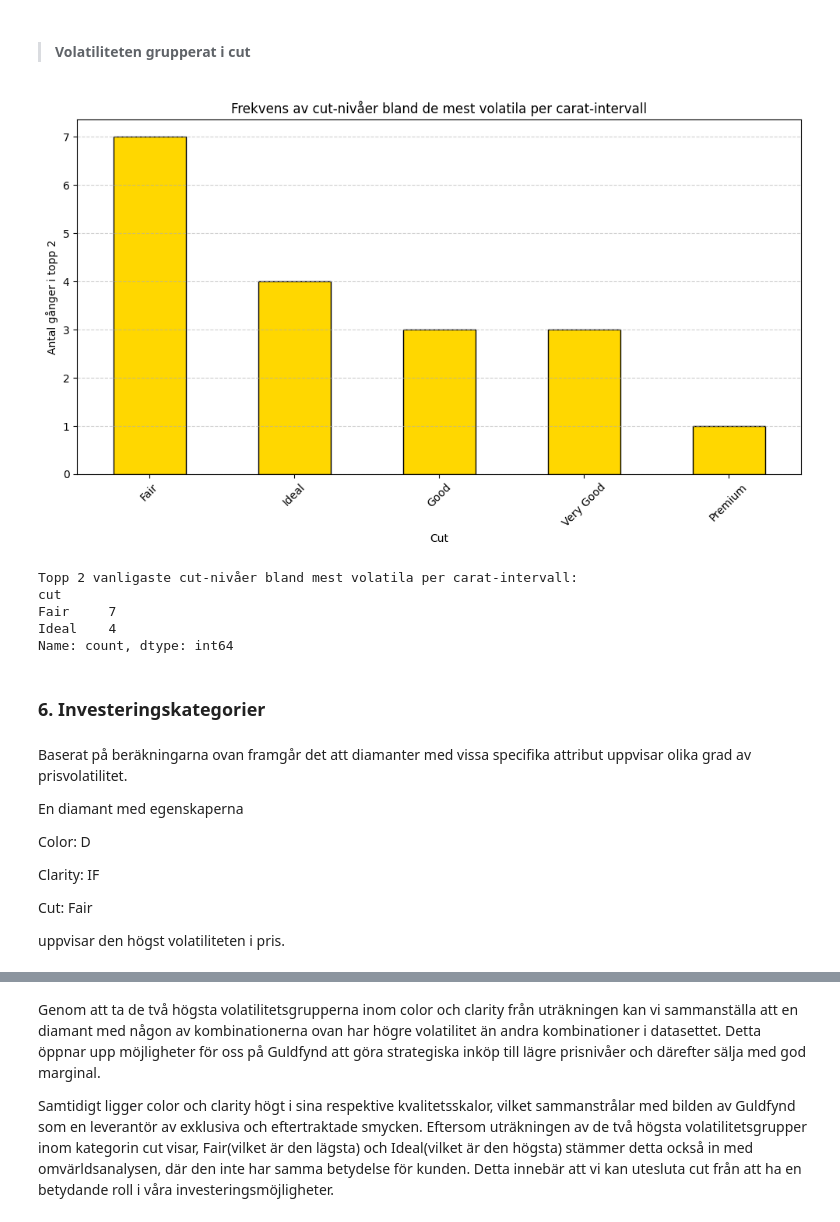
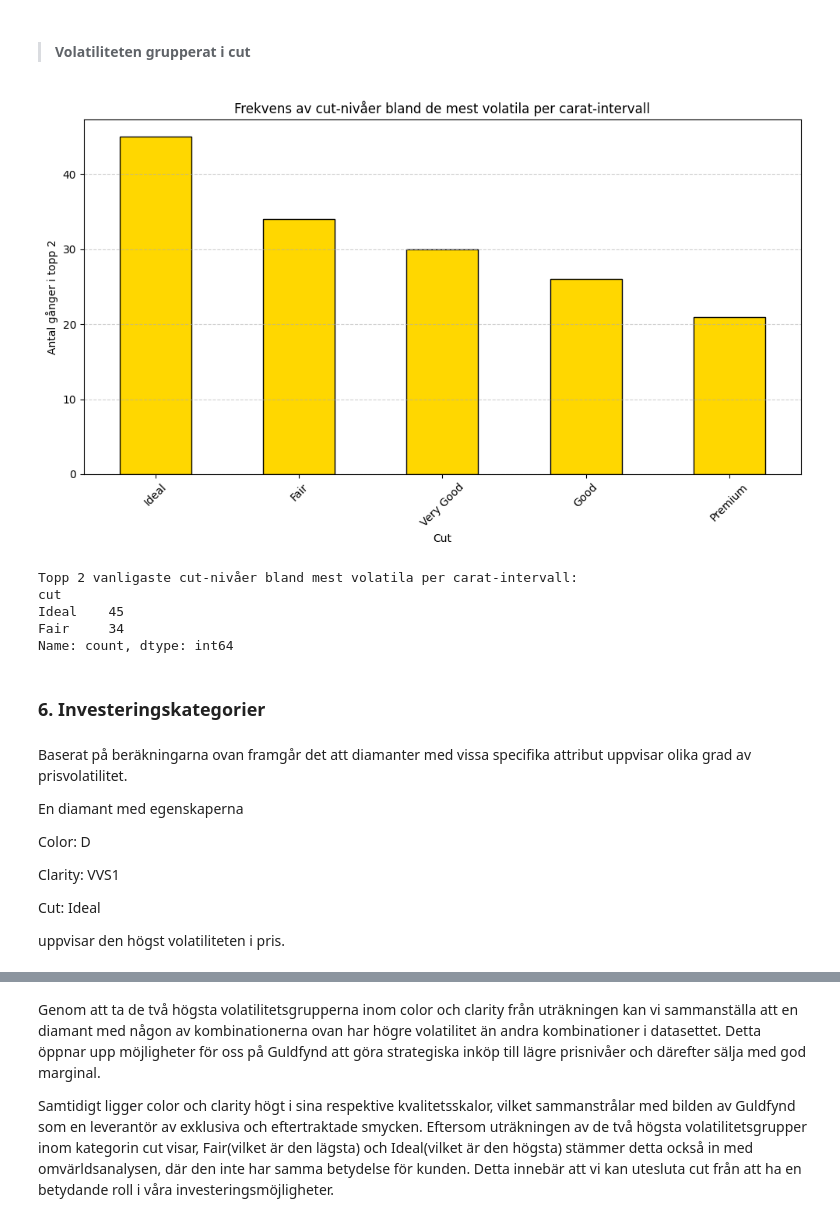
Before and after one commit to ViktorThorsen/diamantanalys, a Jupyter notebook: DiamondsKunskapsKontroll.ipynb, the cells around one changed output, grey strips where cells are left out. Cells and saved outputs as stored; diff of their text form; code cells hidden in the pictures.

```diff
--- a/DiamondsKunskapsKontroll.ipynb
+++ b/DiamondsKunskapsKontroll.ipynb
@@ -185,7 +185,7 @@ Därför kommer vi nu att undersöka prisvolatiliteten inom detta segment med cl
 # %%
 nordic_df = nordic_df.copy()
 
-nordic_df['carat_bin'] = pd.cut(nordic_df['carat'], bins=np.arange(0.1, 1.05, 0.1))
+nordic_df['carat_bin'] = pd.cut(nordic_df['carat'], bins=np.arange(0.1, 1, 0.01))
 
 volatility = nordic_df.groupby(['carat_bin', 'color'], observed=False)['price'].agg(['mean', 'std', 'min', 'max'])
 volatility['variation'] = volatility['std'] / volatility['mean']
@@ -197,10 +197,9 @@ top2_per_bin = volatility_sorted.groupby(level='carat_bin', observed=True).head(
 color_frekvens = top2_per_bin.reset_index()['color'].value_counts()
 
 topp2_färger = color_frekvens.head(2)
-# Räkna hur ofta varje färg förekommer i top2_per_bin
+
 all_colors = top2_per_bin.reset_index()['color'].value_counts()
 
-# Skapa stapeldiagram för alla färger
 plt.figure(figsize=(10, 6))
 all_colors.plot(kind='bar', color='mediumturquoise', edgecolor='black')
 
@@ -227,7 +226,7 @@ Name: count, dtype: int64
 nordic_df = nordic_df.copy()
 
 if 'carat_bin' not in nordic_df.columns:
-    nordic_df['carat_bin'] = pd.cut(nordic_df['carat'], bins=np.arange(0.1, 1.05, 0.1))
+    nordic_df['carat_bin'] = pd.cut(nordic_df['carat'], bins=np.arange(0.1, 1, 0.01))
 
 clarity_volatility = nordic_df.groupby(['carat_bin', 'clarity'], observed=False)['price'].agg(['mean', 'std', 'min', 'max'])
 clarity_volatility['variation'] = clarity_volatility['std'] / clarity_volatility['mean']
@@ -270,42 +269,42 @@ Name: count, dtype: int64
 nordic_df = nordic_df.copy()
 
 if 'carat_bin' not in nordic_df.columns:
-    nordic_df['carat_bin'] = pd.cut(nordic_df['carat'], bins=np.arange(0.1, 1.05, 0.1))
+    nordic_df['carat_bin'] = pd.cut(nordic_df['carat'], bins=np.arange(0.1, 1, 0.01))
 
 cut_volatility = nordic_df.groupby(['carat_bin', 'cut'], observed=False)['price'].agg(['mean', 'std', 'min', 'max'])
 cut_volatility['variation'] = cut_volatility['std'] / cut_volatility['mean']
 cut_volatility = cut_volatility.dropna()
 
 cut_sorted = cut_volatility.sort_values(by=['carat_bin', 'variation'], ascending=[True, False])
 
 top2_per_bin_cut = cut_sorted.groupby(level='carat_bin', observed=True).head(2)
 
 cut_frekvens = top2_per_bin_cut.reset_index()['cut'].value_counts()
 
 topp2_cut = cut_frekvens.head(2)
 # Räkna hur ofta varje cut förekommer i top2_per_bin_cut
 all_cuts = top2_per_bin_cut.reset_index()['cut'].value_counts()
 
 # Skapa stapeldiagram
 plt.figure(figsize=(10, 6))
 all_cuts.plot(kind='bar', color='gold', edgecolor='black')
 
 plt.title('Frekvens av cut-nivåer bland de mest volatila per carat-intervall')
 plt.xlabel('Cut')
 plt.ylabel('Antal gånger i topp 2')
 plt.xticks(rotation=45)
 plt.grid(axis='y', linestyle='--', alpha=0.6)
 
 plt.tight_layout()
 plt.show()
 print("Topp 2 vanligaste cut-nivåer bland mest volatila per carat-intervall:")
 print(topp2_cut)
 # %% [output]
-[figure, old version]
+[figure, new version]
 Topp 2 vanligaste cut-nivåer bland mest volatila per carat-intervall:
 cut
-Fair     7
-Ideal    4
+Ideal    45
+Fair     34
 Name: count, dtype: int64
 # %% [markdown]
 ### 6. Investeringskategorier
@@ -316,9 +315,9 @@ En diamant med egenskaperna
 
 Color: D
 
-Clarity: IF
+Clarity: VVS1
 
-Cut: Fair
+Cut: Ideal
 
 uppvisar den högst volatiliteten i pris.
 # %%
```
Also changed, not shown: parts of 7 cells of this notebook, 5 other files.
